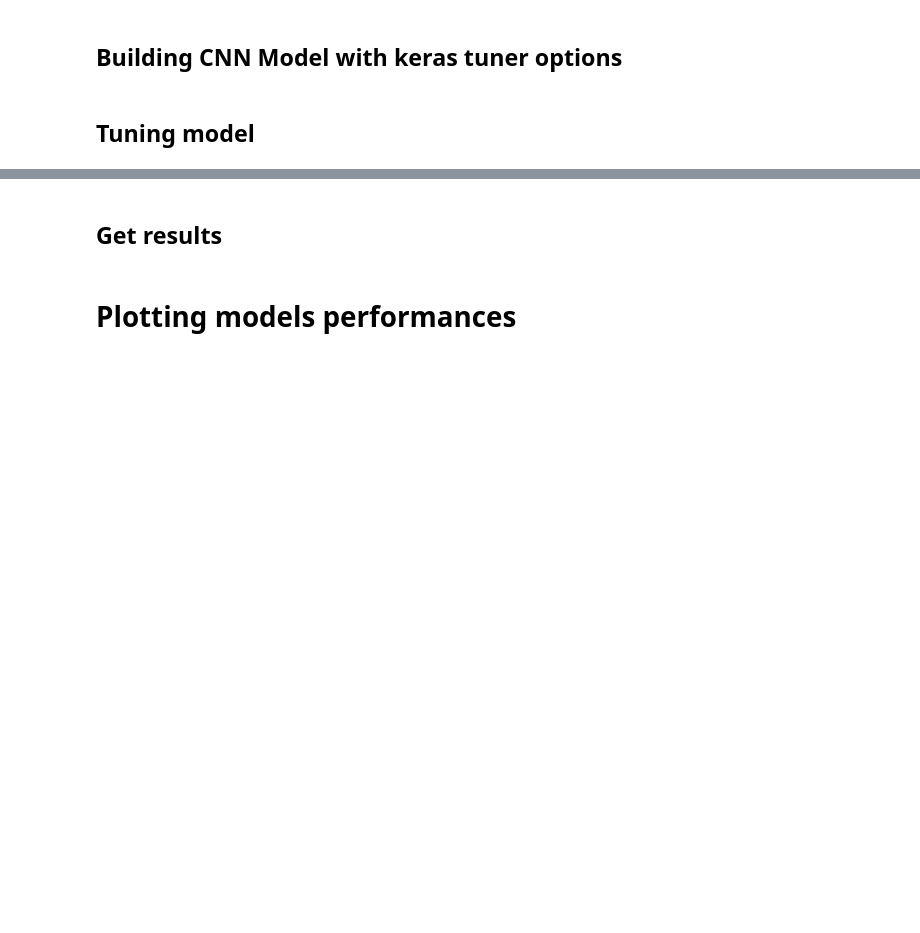
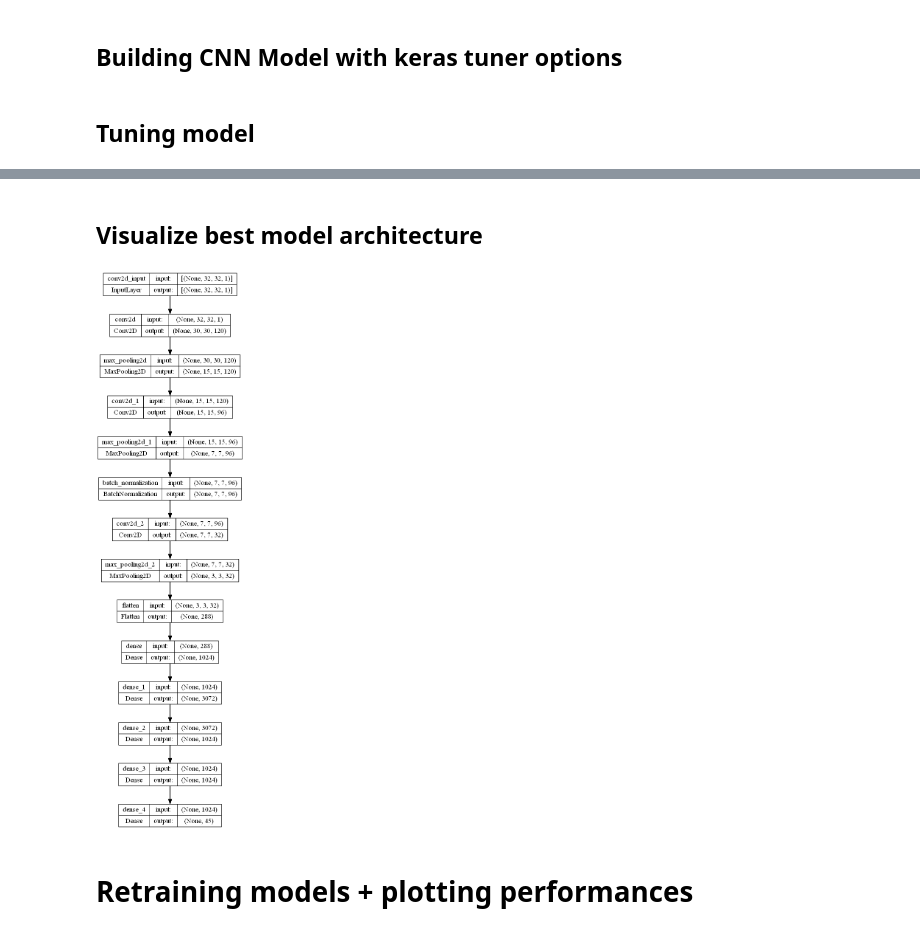
Before and after one commit to vahid-khazaei-nezhad/Data_Science_homework, a Jupyter notebook: My_Task1.ipynb, the cells around one changed output, grey strips where cells are left out. Saved outputs shown, nothing was run; the diff lists cells and outputs as text; code cells hidden in the pictures; blank space fills up the shorter version.

Commit message:
last checked codes with graphs

```diff
--- a/My_Task1.ipynb
+++ b/My_Task1.ipynb
@@ -59,3 +61,7 @@ labels = np.load('/content/drive/MyDrive/Colab Notebooks/mnist_2digits_10K_label
+# %%
+data = np.load('mnist_2digits_10K.npy')
+
+labels = np.load('mnist_2digits_10K_labels.npy')
 # %% [markdown]
 # Cheking the dataset shape, dtype
 # %%
@@ -220,19 +226,19 @@ def build_model(hp):
 tuner = BayesianOptimization(
                             build_model,
                             'val_loss',
-                            20,
+                            1,
                             num_initial_points= 2,
                             alpha= 0.0001,
                             beta= 2.6,
                             seed= 23,
                             hyperparameters= HyperParameters(),
                             overwrite= True,
-                            #directory="\Tunning",
+                            directory="\Tunning",
                             project_name="InaitTask",
                             )
 ###
 
 #tuner.search_space_summary()
 
-tuner.search(x_train, y_train, epochs= 30, validation_split= 0.2, verbose= 2)
+tuner.search(x_train, y_train, epochs= 5, validation_split= 0.2, verbose= 2)
 # %% [output]
@@ -258,6 +273,6 @@ Epoch 49/70
 # %%
-models = tuner.get_best_models()[0]
+best_model = tuner.get_best_models()[0]
 
-model.build(input_shape= (32, 32, 1))
+best_model.build(input_shape= (32, 32, 1))
 
 best_model.summary()
@@ -264,2 +297,2 @@ best_model.summary()
 # %% [markdown]
-## Get results
+## Visualize best model architecture
@@ -268,2 +299,6 @@ tuner.results_summary()
+# %%
+keras.utils.plot_model(best_model, to_file="best_model.png", show_shapes= True)
+# %% [output]
+[figure, added]
 # %% [markdown]
-# Plotting models performances
+# Retraining models + plotting performances
```
Also changed, not shown: parts of 21 cells of this notebook.
